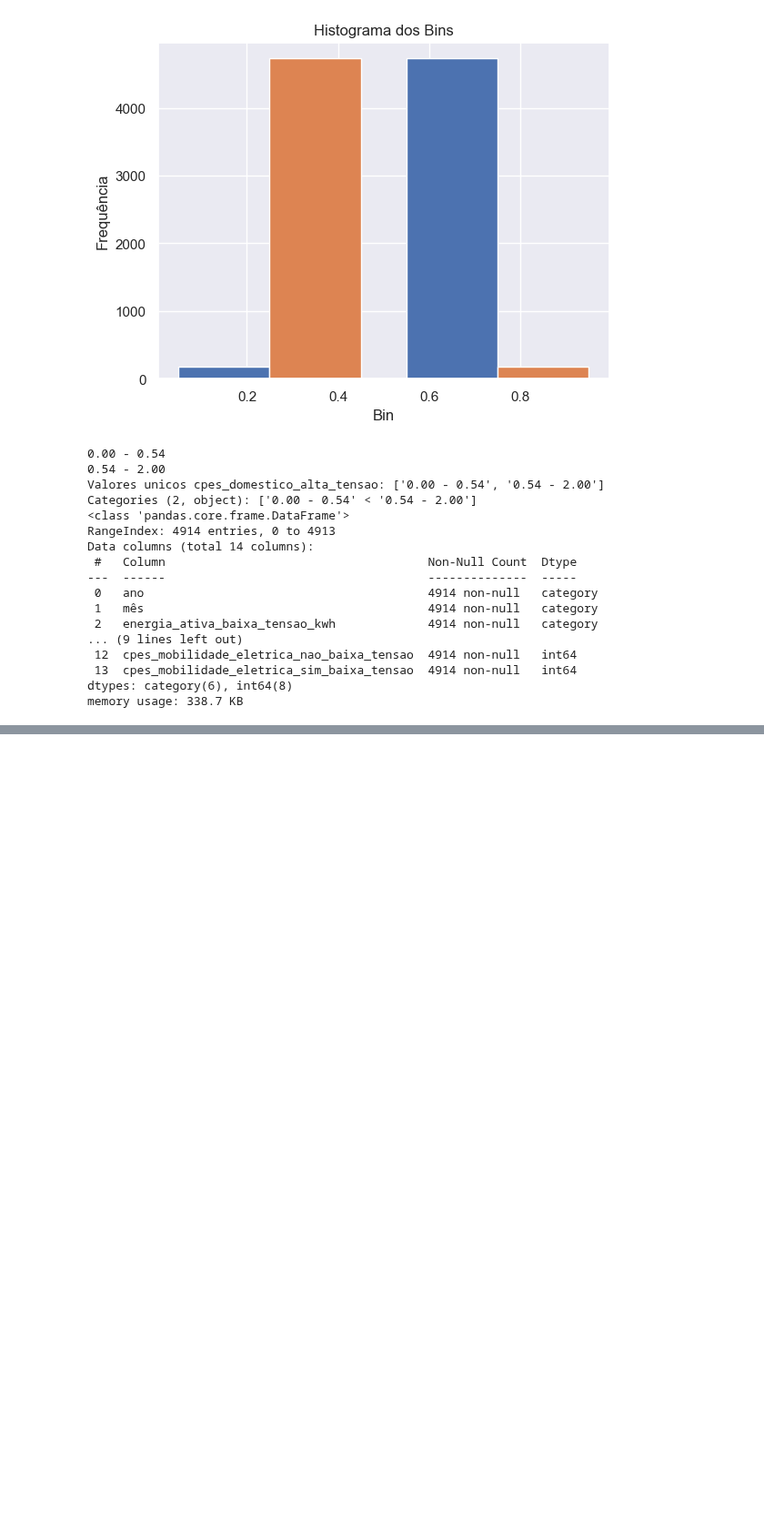
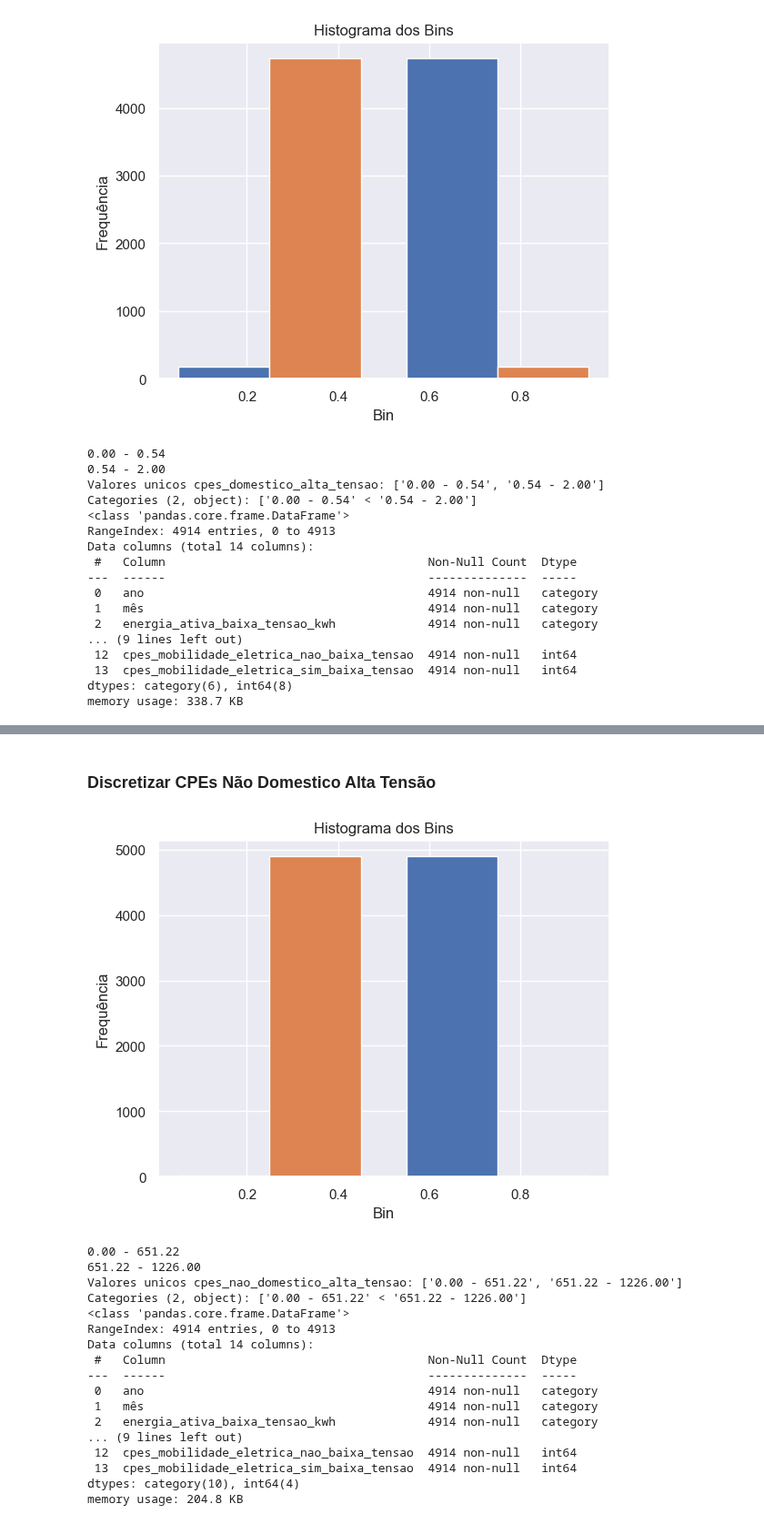
Before and after one commit to kreativermario/Projeto-DECD, a Jupyter notebook: notebooks/data_preparation_categoric.ipynb, the cells around one changed output, grey strips where cells are left out. Shown at 91% size. Saved outputs shown, nothing was run; the diff lists cells and outputs as text; code cells hidden in the pictures; blank space fills up the shorter version.

```diff
--- a/notebooks/data_preparation_categoric.ipynb
+++ b/notebooks/data_preparation_categoric.ipynb
@@ -421,0 +622,62 @@ memory usage: 338.7 KB
+# %% [markdown]
+### Discretizar CPEs Não Domestico Alta Tensão
+# %%
+# Parametros
+coluna_cpes_nao_dom_alta = "cpes_nao_domestico_alta_tensao"
+cpes_nao_domestico_alta_tensao = merged_df[coluna_cpes_nao_dom_alta]
+num_bins = 2
+
+
+# Criar um binning
+discretizer = KBinsDiscretizer(n_bins=num_bins, strategy="kmeans", subsample=None)
+
+# Ajustar o discretizador aos dados e transformá-los em bins
+bins = discretizer.fit_transform(cpes_nao_domestico_alta_tensao.values.reshape(-1, 1))
+
+bins_dense = bins.toarray()
+
+# Histograma dos bins
+plt.hist(bins_dense, bins=num_bins)
+plt.xlabel('Bin')
+plt.ylabel('Frequência')
+plt.title('Histograma dos Bins')
+plt.show()
+
+# Obter os limites dos intervalos dos bins
+bin_edges = discretizer.bin_edges_[0]
+
+# Criar uma lista de categorias com base nos limites dos intervalos
+categorias = [f'{bin_edges[i]:.2f} - {bin_edges[i+1]:.2f}' for i in range(len(bin_edges)-1)]
+
+# Imprimir as categorias
+for categoria in categorias:
+    print(categoria)
+
+# Mapear os valores originais para os intervalos discretizados
+merged_df[coluna_cpes_nao_dom_alta] = pd.cut(cpes_nao_domestico_alta_tensao,
+                                         bins=discretizer.bin_edges_[0],
+                                         labels=categorias,
+                                         include_lowest=True)
+
+print(f"Valores unicos {coluna_cpes_nao_dom_alta}: {merged_df[coluna_cpes_nao_dom_alta].unique()}")
+
+merged_df.info()
+# %% [output]
+[figure, added]
+0.00 - 651.22
+651.22 - 1226.00
+Valores unicos cpes_nao_domestico_alta_tensao: ['0.00 - 651.22', '651.22 - 1226.00']
+Categories (2, object): ['0.00 - 651.22' < '651.22 - 1226.00']
+<class 'pandas.core.frame.DataFrame'>
+RangeIndex: 4914 entries, 0 to 4913
+Data columns (total 14 columns):
+ #   Column                                     Non-Null Count  Dtype
+---  ------                                     --------------  -----
+ 0   ano                                        4914 non-null   category
+ 1   mês                                        4914 non-null   category
+ 2   energia_ativa_baixa_tensao_kwh             4914 non-null   category
+... (9 lines left out)
+ 12  cpes_mobilidade_eletrica_nao_baixa_tensao  4914 non-null   int64
+ 13  cpes_mobilidade_eletrica_sim_baixa_tensao  4914 non-null   int64
+dtypes: category(10), int64(4)
+memory usage: 204.8 KB
```
Also changed, not shown: parts of 15 cells of this notebook.
